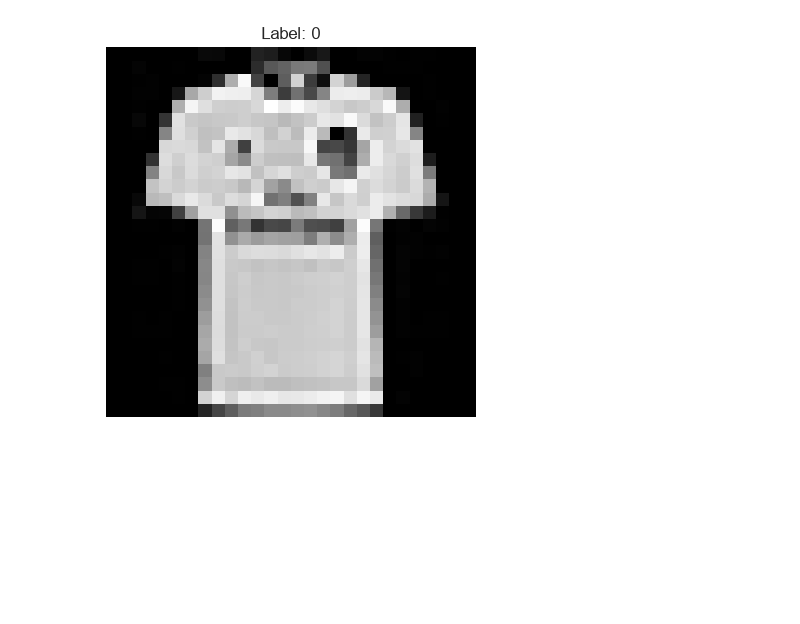
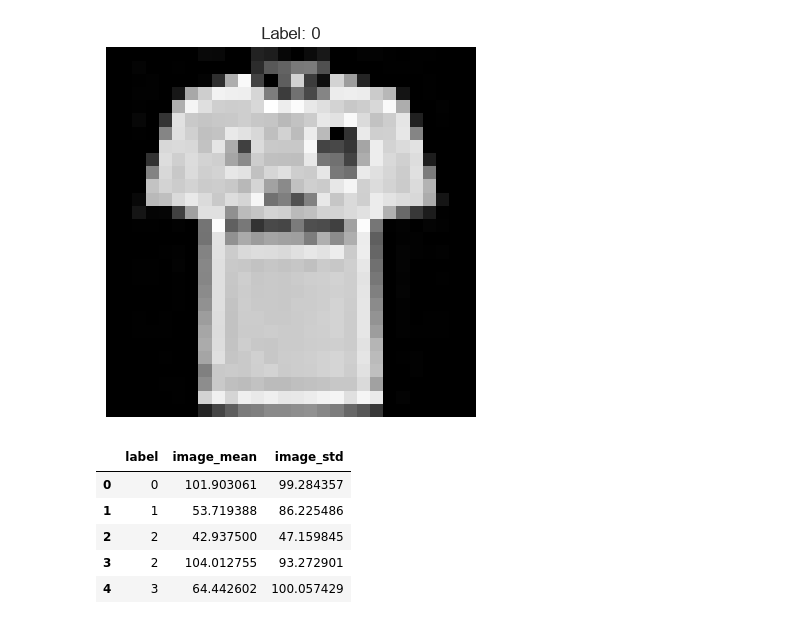
Before and after one commit to Beda28/S1-1, a Jupyter notebook: notebooks/analysis_report.ipynb, the cells around one changed output. Saved outputs shown, nothing was run; the diff lists cells and outputs as text; code cells hidden in the pictures; blank space fills up the shorter version.

```diff
--- a/notebooks/analysis_report.ipynb
+++ b/notebooks/analysis_report.ipynb
@@ -425,3 +425,19 @@ plt.axis("off")
 plt.show()
 # %% [output]
 [figure]
+# %%
+import importlib
+from src import pipeline
+
+importlib.reload(pipeline)
+
+features = pipeline.DataAnalyzer.extract_image_features(images)
+features.insert(0, "label", image_df["label"].to_numpy())
+display(features.head())
+# %% [output]
+|  | label | image_mean | image_std |
+| 0 | 0 | 101.903061 | 99.284357 |
+| 1 | 1 | 53.719388 | 86.225486 |
+| 2 | 2 | 42.937500 | 47.159845 |
+| 3 | 2 | 104.012755 | 93.272901 |
+| 4 | 3 | 64.442602 | 100.057429 |
```
Also changed, not shown: 2 other files.
